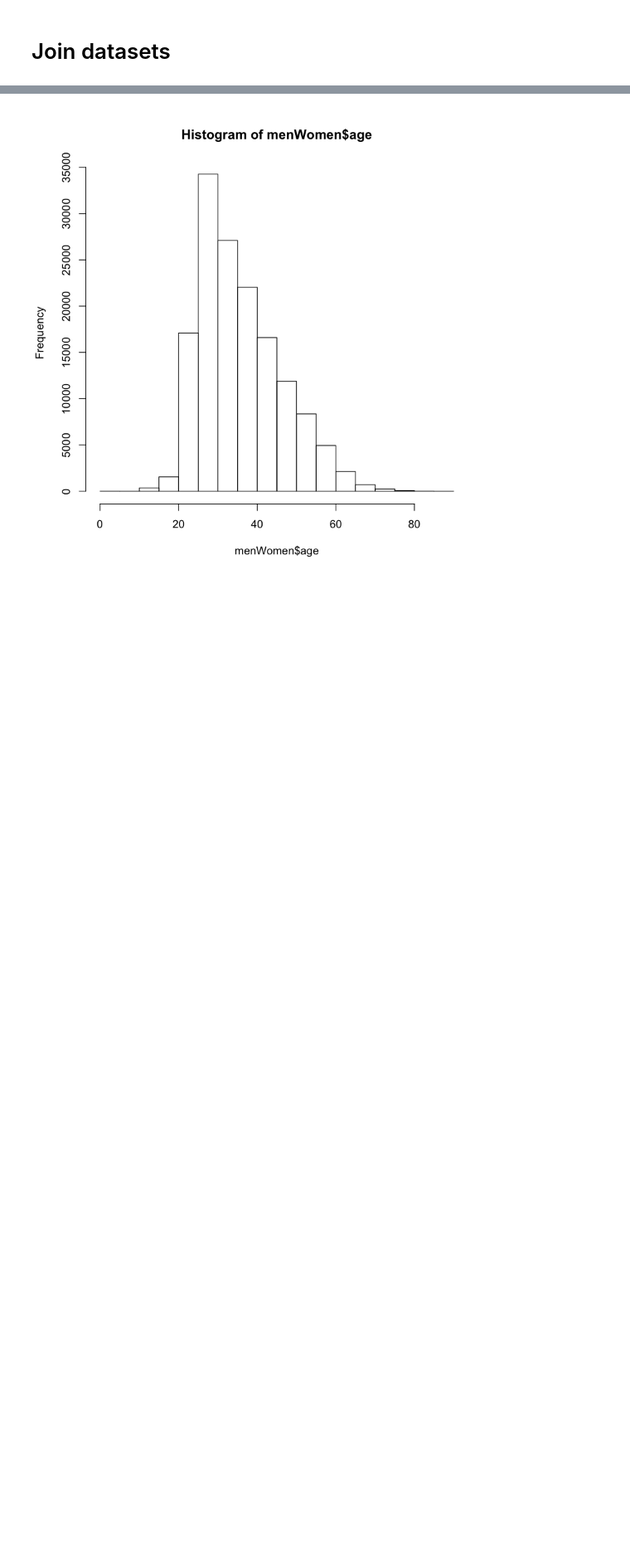
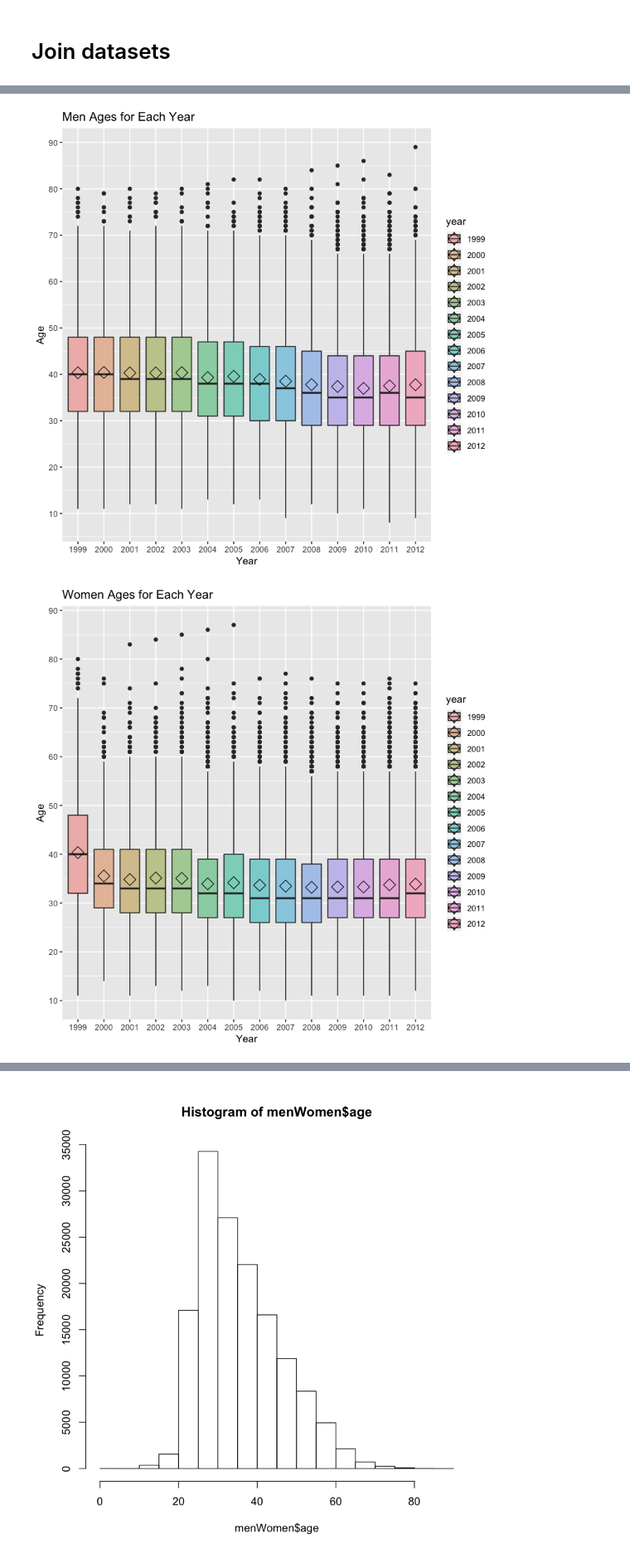
Before and after one commit to kjprice/smu-quantifying-the-world, a Jupyter notebook: CaseStudy2/Cherry_Blossom_Question10_Response.ipynb, the cells around one changed output, grey strips where cells are left out. Shown at 83% size. Drawn from its saved outputs; the diff is of its cells as text; code cells hidden in the pictures; blank space fills up the shorter version.

```diff
--- a/CaseStudy2/Cherry_Blossom_Question10_Response.ipynb
+++ b/CaseStudy2/Cherry_Blossom_Question10_Response.ipynb
@@ -22,0 +25,10 @@ menWomen = menWomenRaw[!is.na(menWomenRaw$age),]
+# %%
+# Take out values where the age is missing, or less than 6 years old.
+MenData = cbmen[!is.na(cbmen$age) & cbmen$age >= 6, ]
+WomenData = cbWomen[!is.na(cbWomen$age) & cbWomen$age >= 6, ]
+# There were 70,070 observations for men and 77,336 for women
+nrow(cbmen)
+nrow(cbWomen)
+# We removed 28 male observations and 17 female
+nrow(cbmen) - nrow(MenData)
+nrow(cbWomen) - nrow(WomenData)
@@ -24,0 +44,24 @@ menWomen = menWomenRaw[!is.na(menWomenRaw$age),]
+# %%
+# Box plots first
+# Visualize the age of the runners by year: first men, then women
+
+MenPlots <- MenData
+MenPlots$year <- as.character(MenPlots$year)
+
+ggplot(MenPlots, aes(fill=year, x=year, y=age)) + geom_boxplot() +
+    scale_y_continuous(breaks = pretty(MenPlots$age, n = 10)) +
+    ggtitle("Men Ages for Each Year") + xlab('Year') + ylab('Age') +
+    stat_summary(fun.y=mean, geom="point", shape=5, size=4) +
+    scale_fill_hue(l=80, c=35)
+
+WomenPlots <- WomenData
+WomenPlots$year <- as.character(WomenPlots$year)
+
+ggplot(WomenPlots, aes(fill=year, x=year, y=age)) + geom_boxplot() +
+    scale_y_continuous(breaks = pretty(WomenPlots$age, n = 10)) +
+    ggtitle("Women Ages for Each Year") + xlab('Year') + ylab('Age') +
+    stat_summary(fun.y=mean, geom="point", shape=5, size=4) +
+    scale_fill_hue(l=80, c=35)
+# %% [output]
+[figure, added]
+[figure, added]
```
Also changed, not shown: parts of 12 cells of this notebook.
